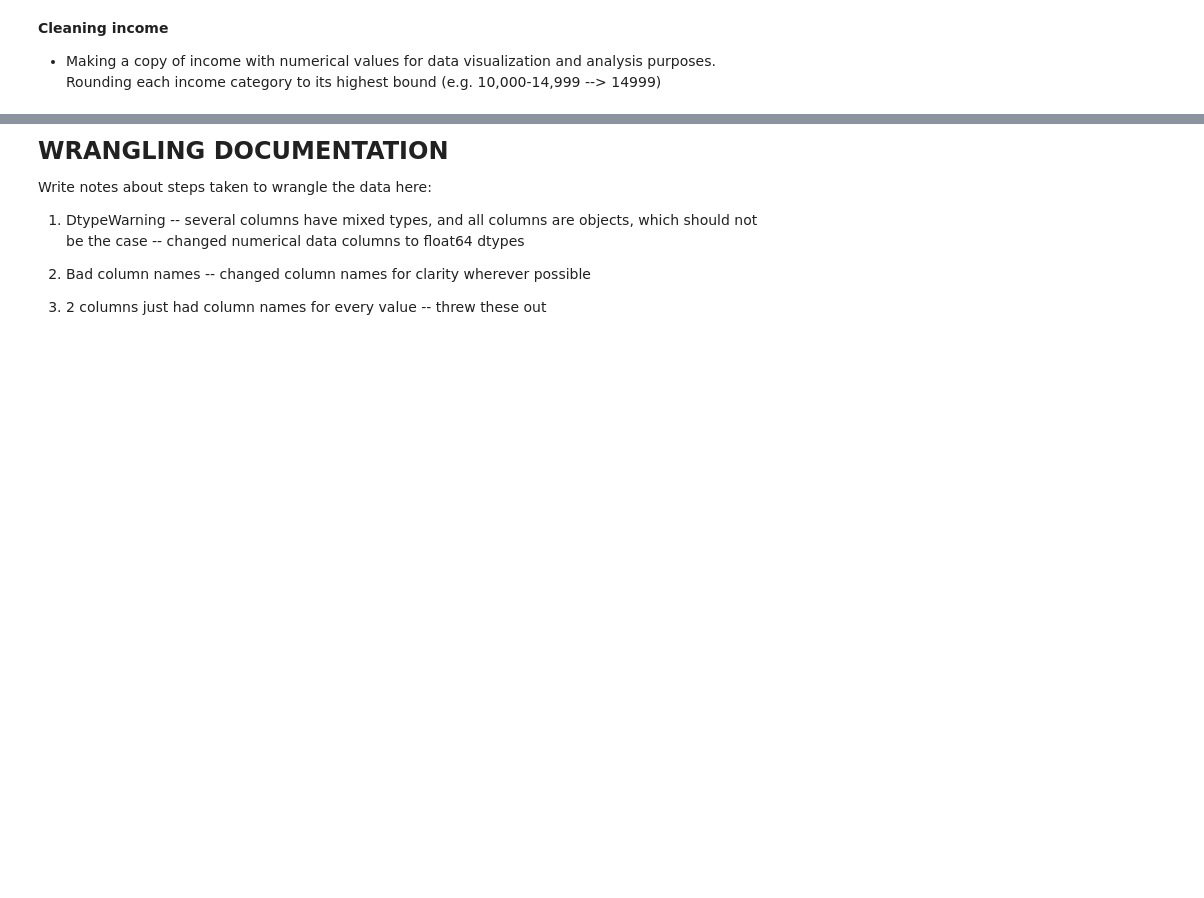
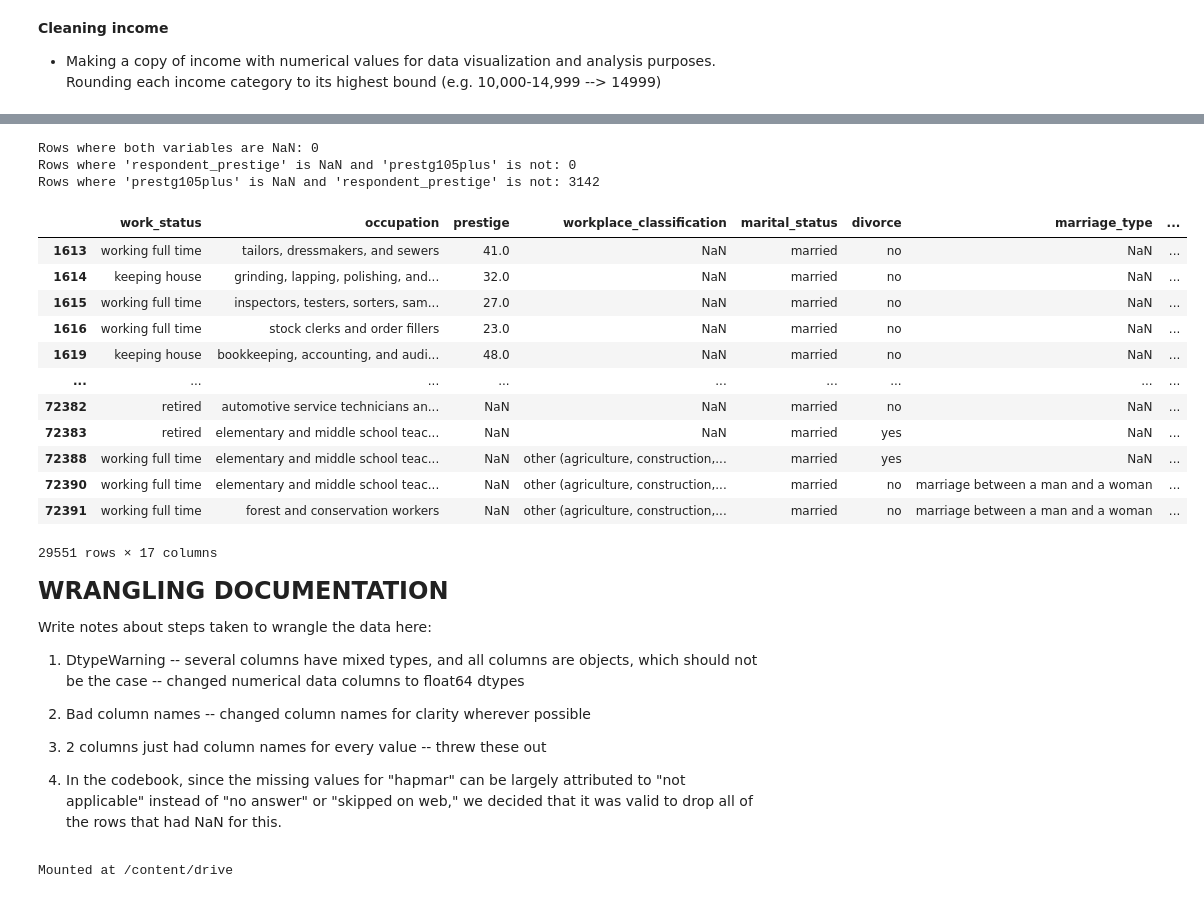
Before and after one commit to torrancefredell/gss_project, a Jupyter notebook: gss_project.ipynb, the cells around one changed output, grey strips where cells are left out. Cells and saved outputs as stored; diff of their text form; code cells hidden in the pictures; blank space fills up the shorter version.

```diff
--- a/gss_project.ipynb
+++ b/gss_project.ipynb
@@ -433,3 +483,42 @@ Name: income, dtype: int64
+# %%
+# Check for NaN overlaps
+both_nan = df_prestige_hapmar[df_prestige_hapmar['respondent_prestige'].isna() & df_prestige_hapmar['prestg105plus'].isna()]
+respondent_prestige_nan_prestg105plus_not = df_prestige_hapmar[df_prestige_hapmar['respondent_prestige'].isna() & df_prestige_hapmar['prestg105plus'].notna()]
+prestg105plus_nan_respondent_prestige_not = df_prestige_hapmar[df_prestige_hapmar['prestg105plus'].isna() & df_prestige_hapmar['respondent_prestige'].notna()]
+
+# Output the counts
+print(f"Rows where both variables are NaN: {len(both_nan)}")
+print(f"Rows where 'respondent_prestige' is NaN and 'prestg105plus' is not: {len(respondent_prestige_nan_prestg105plus_not)}")
+print(f"Rows where 'prestg105plus' is NaN and 'respondent_prestige' is not: {len(prestg105plus_nan_respondent_prestige_not)}")
+
+# Combining the variables
+
+# Example of combining:
+df['combined_var'] = df['respondent_prestige'].combine_first(df['prestg105plus'])
+
+# This new column 'combined_var' will have 'respondent_prestige' values where available; otherwise, it'll use 'prestg105plus' values.
+# %% [output]
+Rows where both variables are NaN: 0
+Rows where 'respondent_prestige' is NaN and 'prestg105plus' is not: 0
+Rows where 'prestg105plus' is NaN and 'respondent_prestige' is not: 3142
+# %%
+df_prestige_hapmar.dropna(subset=['respondent_prestige', 'marriage_happiness', 'marital_status', 'spouse_prestige'], inplace=True)
+df_prestige_hapmar
+# This is a df with only rows that have respondent_prestige, marriage_happiness, and marital_status values
+# %% [output]
+|  | work_status | occupation | prestige | workplace_classification | marital_status | divorce | marriage_type | ... |
+| 1613 | working full time | tailors, dressmakers, and sewers | 41.0 | NaN | married | no | NaN | ... |
+| 1614 | keeping house | grinding, lapping, polishing, and... | 32.0 | NaN | married | no | NaN | ... |
+| 1615 | working full time | inspectors, testers, sorters, sam... | 27.0 | NaN | married | no | NaN | ... |
+| 1616 | working full time | stock clerks and order fillers | 23.0 | NaN | married | no | NaN | ... |
+| 1619 | keeping house | bookkeeping, accounting, and audi... | 48.0 | NaN | married | no | NaN | ... |
+| ... | ... | ... | ... | ... | ... | ... | ... | ... |
+| 72382 | retired | automotive service technicians an... | NaN | NaN | married | no | NaN | ... |
+| 72383 | retired | elementary and middle school teac... | NaN | NaN | married | yes | NaN | ... |
+| 72388 | working full time | elementary and middle school teac... | NaN | other (agriculture, construction,... | married | yes | NaN | ... |
+| 72390 | working full time | elementary and middle school teac... | NaN | other (agriculture, construction,... | married | no | marriage between a man and a woman | ... |
+| 72391 | working full time | forest and conservation workers | NaN | other (agriculture, construction,... | married | no | marriage between a man and a woman | ... |
+29551 rows × 17 columns
 # %% [markdown]
 <font size="5">**WRANGLING DOCUMENTATION**</font>
 
@@ -440,3 +529,11 @@ Write notes about steps taken to wrangle the data here:
 2. Bad column names -- changed column names for clarity wherever possible
 
 3. 2 columns just had column names for every value -- threw these out
+
+4. In the codebook, since the missing values for "hapmar" can be largely attributed to "not applicable" instead of "no answer" or "skipped on web," we decided that it was valid to drop all of the rows that had NaN for this.
+# %%
+from google.colab import drive
+drive.mount('/content/drive')
+df.to_csv('/content/drive/My Drive/4th Year/IntroML/cleaned_gss.csv')
+# %% [output]
+Mounted at /content/drive
```
Also changed, not shown: parts of 18 cells of this notebook.
